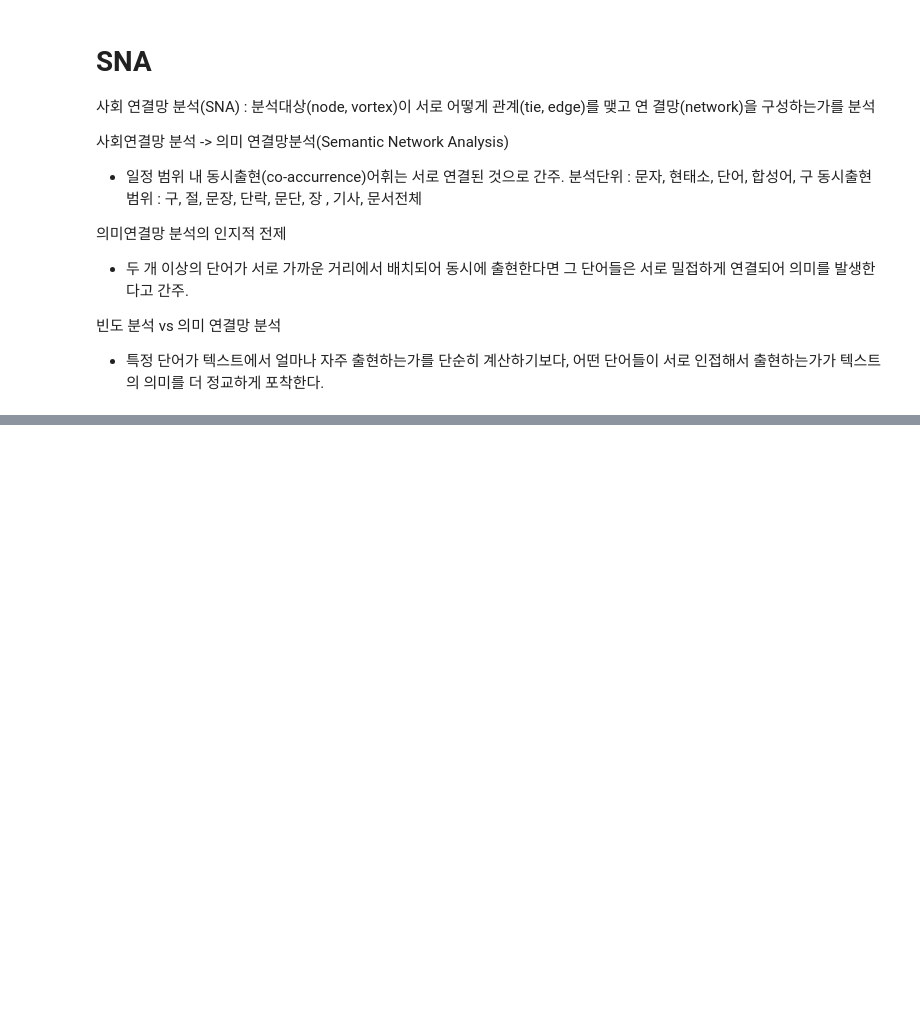
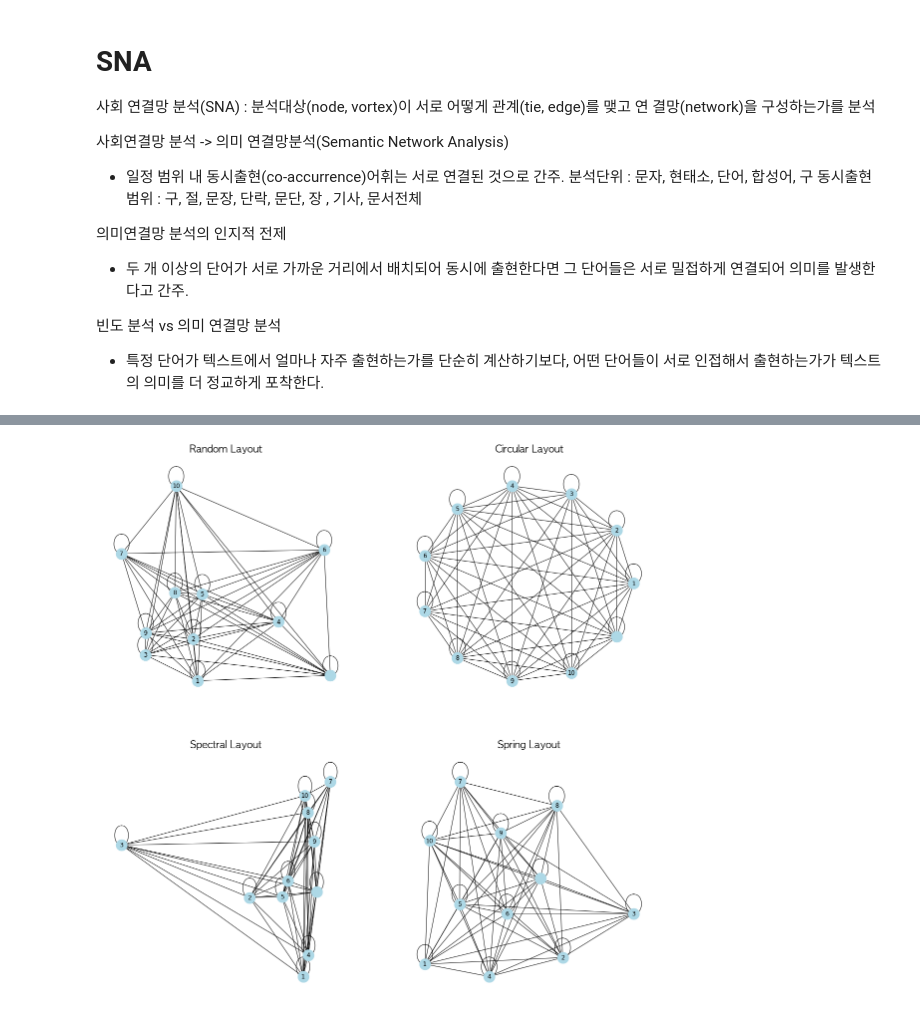
Before and after one commit to park1997/Industrial_safety_and_health_law-visualization, a Jupyter notebook: ParkByeongHyeon/산업안전보건법_XML.ipynb, the cells around one changed output, grey strips where cells are left out. Saved outputs shown, nothing was run; the diff lists cells and outputs as text; code cells hidden in the pictures; blank space fills up the shorter version.

```diff
--- a/ParkByeongHyeon/산업안전보건법_XML.ipynb
+++ b/ParkByeongHyeon/산업안전보건법_XML.ipynb
@@ -631,0 +1201,22 @@ sorted(dic.items(), key=lambda x: x[1], reverse = True)[0:10]
+# %%
+fig = plt.figure()
+fig.set_size_inches(20, 20)
+option = {
+    'node_color' : 'lightblue',
+    'node_size' : 500
+}
+
+plt.subplot(221)
+plt.title('Random Layout', fontsize=20)
+nx.draw_random(network, labels=id2word, font_family=font_name, **option)
+plt.subplot(222)
+plt.title('Circular Layout', fontsize=20)
+nx.draw_circular(network, labels=id2word, font_family=font_name, **option)
+plt.subplot(223)
+plt.title('Spectral Layout',fontsize=20)
+nx.draw_spectral(network, labels=id2word, font_family=font_name, **option)
+plt.subplot(224)
+plt.title('Spring Layout',fontsize=20)
+nx.draw_spring(network, labels=id2word, font_family=font_name, **option)
+# %% [output]
+[figure, added]
```
Also changed, not shown: parts of 50 cells of this notebook, 3 other files.
